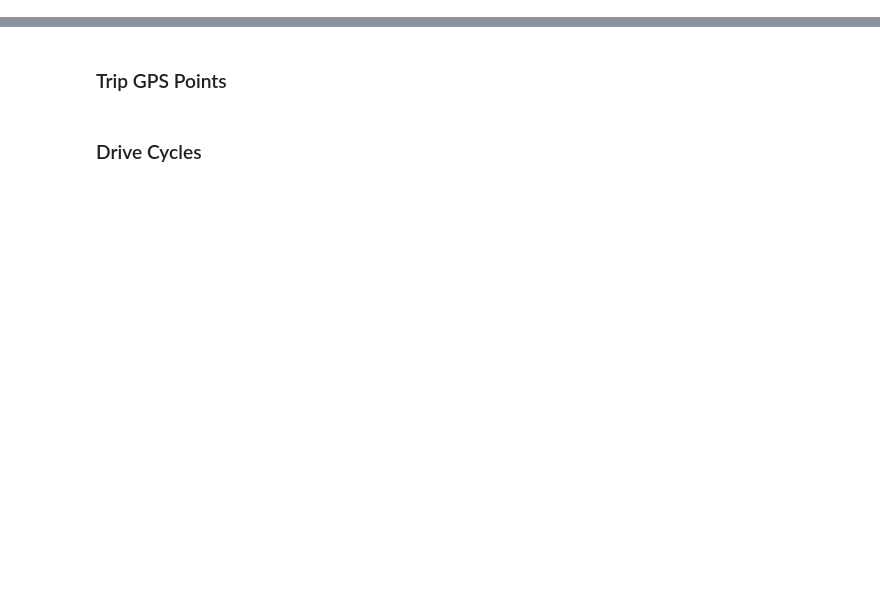
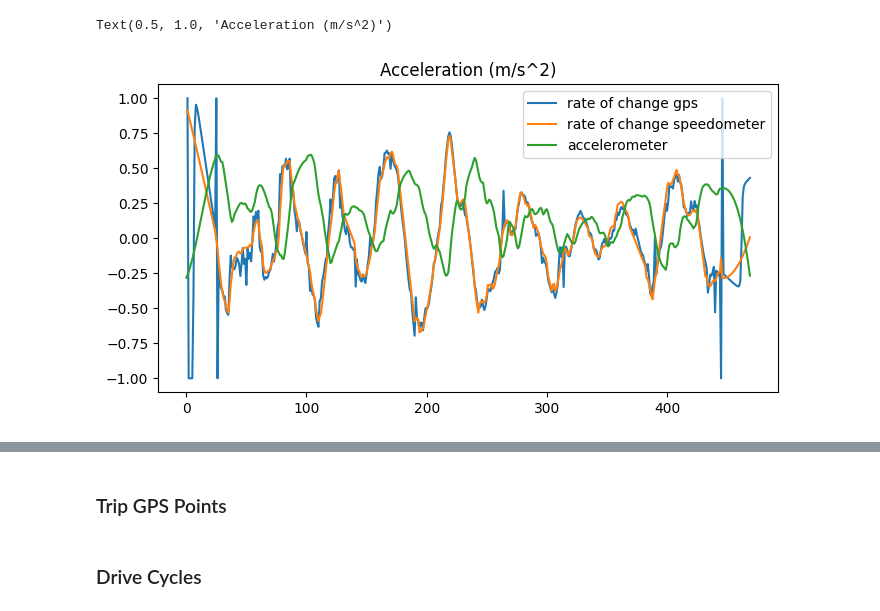
Before and after one commit to zackAemmer/open_bus_tools, a Jupyter notebook: notebooks/create_drive_cycle.ipynb, the cells around one changed output, grey strips where cells are left out. Drawn from its saved outputs; the diff is of its cells as text; code cells hidden in the pictures; blank space fills up the shorter version.

```diff
--- a/notebooks/create_drive_cycle.ipynb
+++ b/notebooks/create_drive_cycle.ipynb
@@ -43 +91,11 @@ cycle_df.head()
+# %%
+fig, axes = plt.subplots(1,1,figsize=(8,4))
+phone_traj.gdf['calc_dist_m'].diff().clip(-1,1).plot(ax=axes)
+phone_traj.gdf['measured_speed_m_s'].diff().plot(ax=axes)
+phone_traj.gdf['measured_accel_m_s2'].plot(ax=axes)
+axes.legend(['rate of change gps','rate of change speedometer','accelerometer'])
+axes.set_title("Acceleration (m/s^2)")
+# %% [output]
+Text(0.5, 1.0, 'Acceleration (m/s^2)')
+[figure, added]
 # %%
```
Also changed, not shown: parts of 7 cells of this notebook, 9 other files.
